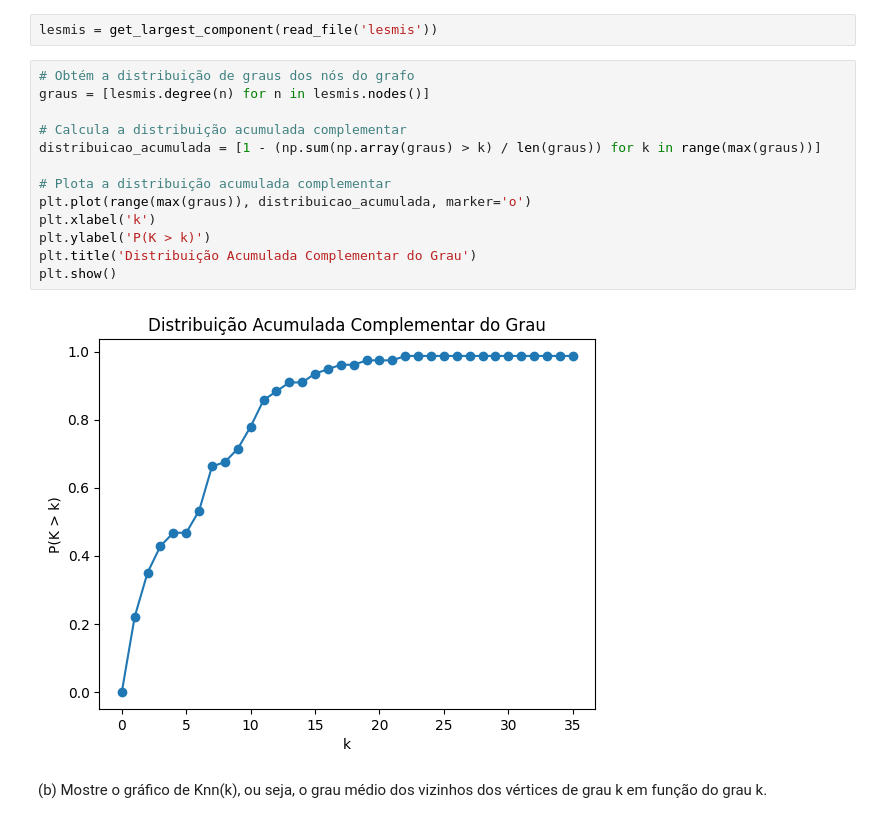
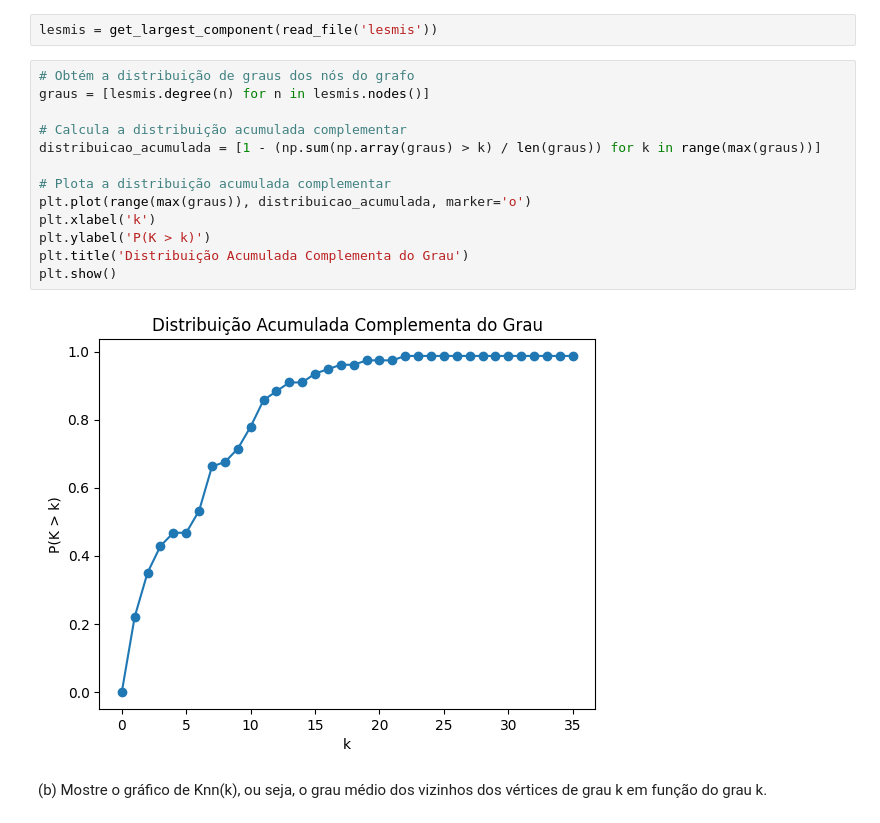
Before and after one commit to ivpinheiro/SME0130-RedesComplexas, a Jupyter notebook: Prova1.ipynb, the cells around one changed output. Cells and saved outputs as stored; diff of their text form.

```diff
--- a/Prova1.ipynb
+++ b/Prova1.ipynb
@@ -109,18 +109,18 @@ lesmis = get_largest_component(read_file('lesmis'))
 # %%
 # Obtém a distribuição de graus dos nós do grafo
 graus = [lesmis.degree(n) for n in lesmis.nodes()]
 
 # Calcula a distribuição acumulada complementar
 distribuicao_acumulada = [1 - (np.sum(np.array(graus) > k) / len(graus)) for k in range(max(graus))]
 
 # Plota a distribuição acumulada complementar
 plt.plot(range(max(graus)), distribuicao_acumulada, marker='o')
 plt.xlabel('k')
 plt.ylabel('P(K > k)')
-plt.title('Distribuição Acumulada Complementar do Grau')
+plt.title('Distribuição Acumulada Complementa do Grau')
 plt.show()
 # %% [output]
-[figure, old version]
+[figure, new version]
 # %% [markdown]
 (b) Mostre o gráfico de Knn(k), ou seja, o grau médio dos vizinhos dos vértices de grau k em função do grau k.
 # %%
```
Also changed, not shown: parts of 9 cells of this notebook.
